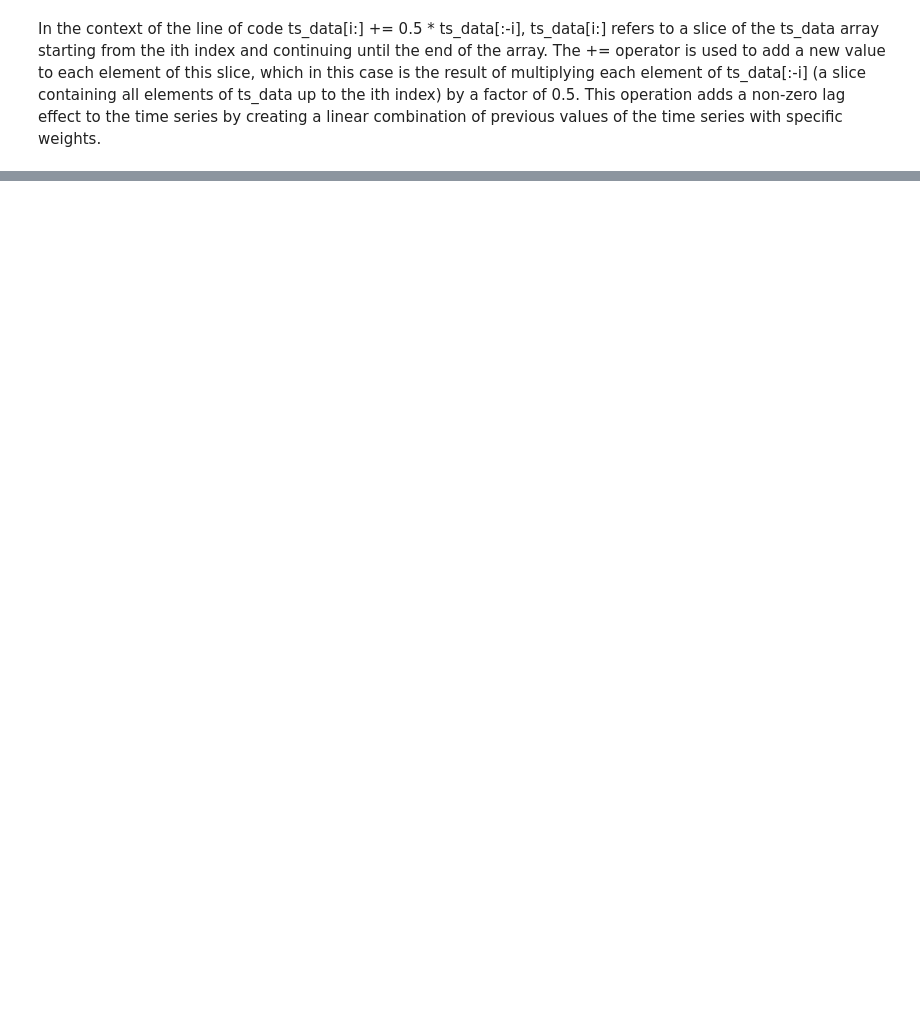
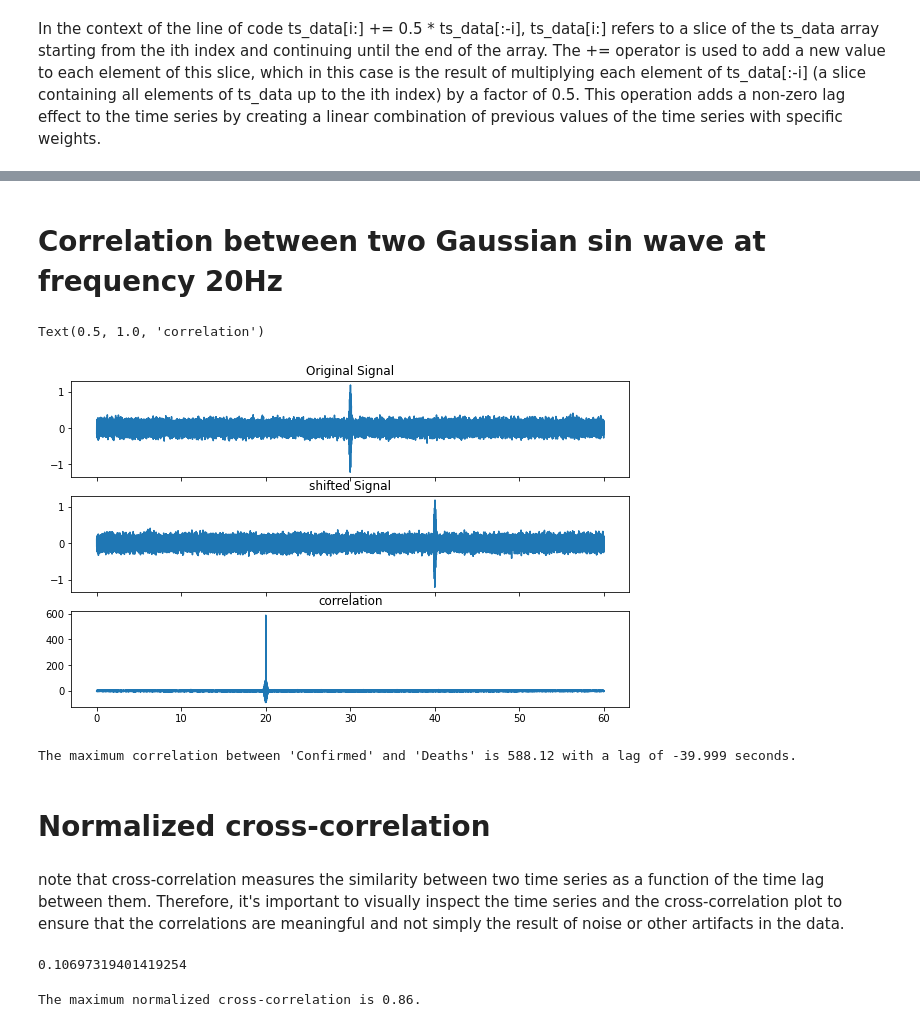
Before and after one commit to shimaabadi/BENGR310, a Jupyter notebook: time_series_analysis.ipynb, the cells around one changed output, grey strips where cells are left out. Drawn from its saved outputs; the diff is of its cells as text; code cells hidden in the pictures; blank space fills up the shorter version.

```diff
--- a/time_series_analysis.ipynb
+++ b/time_series_analysis.ipynb
@@ -261,0 +134,70 @@ array([0. , 4. , 6. , 9. , 8. , 6.5, 3.5])
+# %% [markdown]
+# Correlation between two Gaussian sin wave at frequency 20Hz
+# %%
+import numpy as np
+import matplotlib.pyplot as plt
+
+# Set the sampling frequency and time duration
+fs = 1000  # Hz
+duration = 60  # seconds
+
+# Generate the time vector
+t = np.arange(0, duration, 1/fs)
+
+f = 20 #Hz
+sigma = 0.1  # seconds (width of the Gaussian envelope)
+# Generate the sin wave and Gaussian envelope
+sin_wave = np.sin(2*np.pi*f*t)
+gaussian_envelope = np.exp(-(t-duration/2)**2/(2*(sigma**2)))
+
+# Generate the Gaussian sin wave (by multiplying the sin wave and Gaussian envelope)
+gaussian_sin_wave = sin_wave * gaussian_envelope
+
+# Add white noise to the signal
+signal = gaussian_sin_wave + 0.1*np.random.randn(len(t))
+
+# Create a time-shifted version of the signal
+shifted_signal = np.roll(signal, int(fs*10))
+
+# Calculate the cross-correlation between the signal and shifted_signal
+corr = np.correlate(signal, shifted_signal, mode='same')
+
+# Plot the original signal, the shifted signal, and the cross-correlation
+fig, axs = plt.subplots(3, 1, figsize=(10, 6), sharex=True)
+axs[0].plot(t, signal)
+axs[0].set_title('Original Signal')
+
+axs[1].plot(t, shifted_signal)
+axs[1].set_title('shifted Signal')
+
+axs[2].plot(t, corr)
+axs[2].set_title('correlation')
+# %% [output]
+Text(0.5, 1.0, 'correlation')
+[figure, added]
+# %%
+
+# get the index of the maximum correlation value
+max_corr_index = np.argmax(corr)
+
+# compute the lag at which the maximum correlation occurs
+lag = (max_corr_index - (len(signal) - 1))/fs
+
+# print the maximum correlation and the lag
+print(f"The maximum correlation between 'Confirmed' and 'Deaths' is {corr[max_corr_index]:.2f} with a lag of {lag} seconds.")
+# %% [output]
+The maximum correlation between 'Confirmed' and 'Deaths' is 588.12 with a lag of -39.999 seconds.
+# %% [markdown]
+# Normalized cross-correlation
+# %% [markdown]
+note that cross-correlation measures the similarity between two time series as a function of the time lag between them. Therefore, it's important to visually inspect the time series and the cross-correlation plot to ensure that the correlations are meaningful and not simply the result of noise or other artifacts in the data.
+# %%
+np.std(shifted_signal)
+# %% [output]
+0.10697319401419254
+# %%
+# compute the normalized cross-correlation
+corr_n = np.correlate(signal, shifted_signal, mode='same') / np.sqrt(np.sum(signal**2)*np.sum(shifted_signal**2))
+print(f"The maximum normalized cross-correlation is {np.max(corr_n):.2f}.")
+# %% [output]
+The maximum normalized cross-correlation is 0.86.
```
Also changed, not shown: parts of 43 cells of this notebook, 2 other files.
